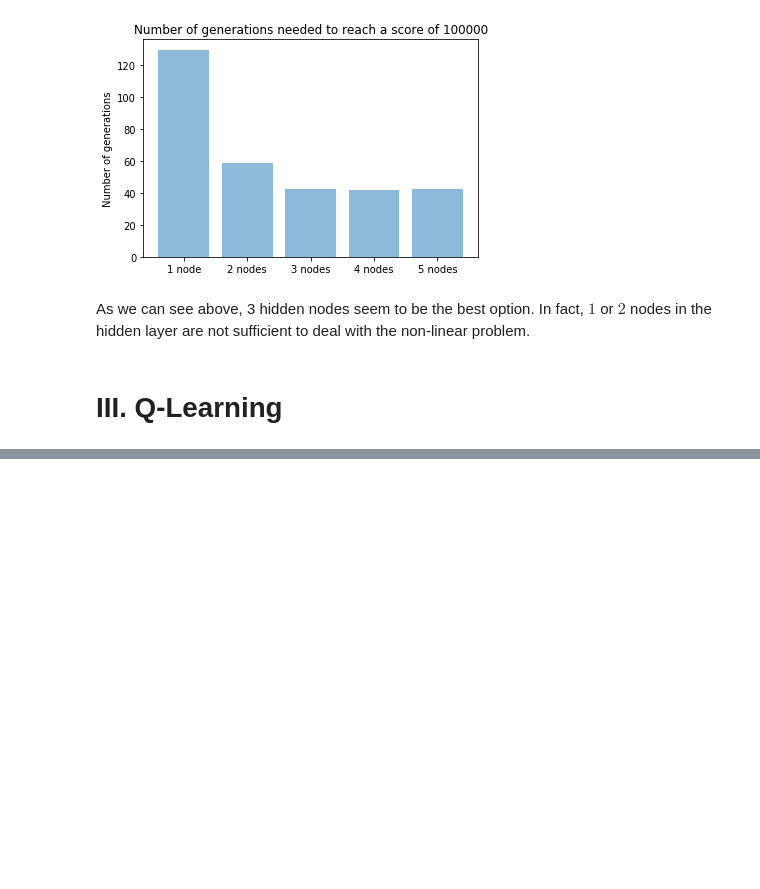
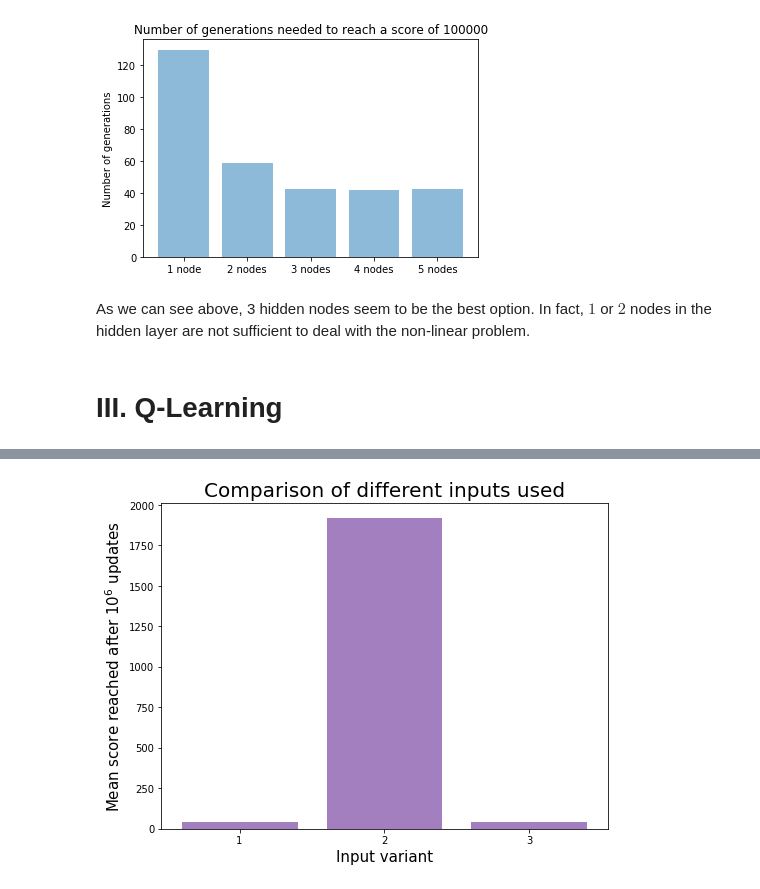
Before and after one commit to lucabonengel/FlappyProject, a Jupyter notebook: CSE204_Project.ipynb, the cells around one changed output, grey strips where cells are left out. Drawn from its saved outputs; the diff is of its cells as text; code cells hidden in the pictures; blank space fills up the shorter version.

```diff
--- a/CSE204_Project.ipynb
+++ b/CSE204_Project.ipynb
@@ -101,0 +227,11 @@ As we can see above, 3 hidden nodes seem to be the best option. In fact, $1$ or
+# %%
+variant_inputs = dataQ[2]["variantInputs"]
+
+fig = plt.figure(figsize=(8,6))
+plt.bar(["1","2","3"], [np.mean(np.array(variant_inputs[f"{i}"])) for i in (1,2,3)], color="indigo", alpha=0.5)
+plt.title("Comparison of different inputs used", fontsize=20)
+plt.xlabel("Input variant", fontsize=15)
+plt.ylabel("Mean score reached after $10^6$ updates", fontsize=15)
+plt.show()
+# %% [output]
+[figure, added]
```
Also changed, not shown: parts of 17 cells of this notebook, 1 other file.
